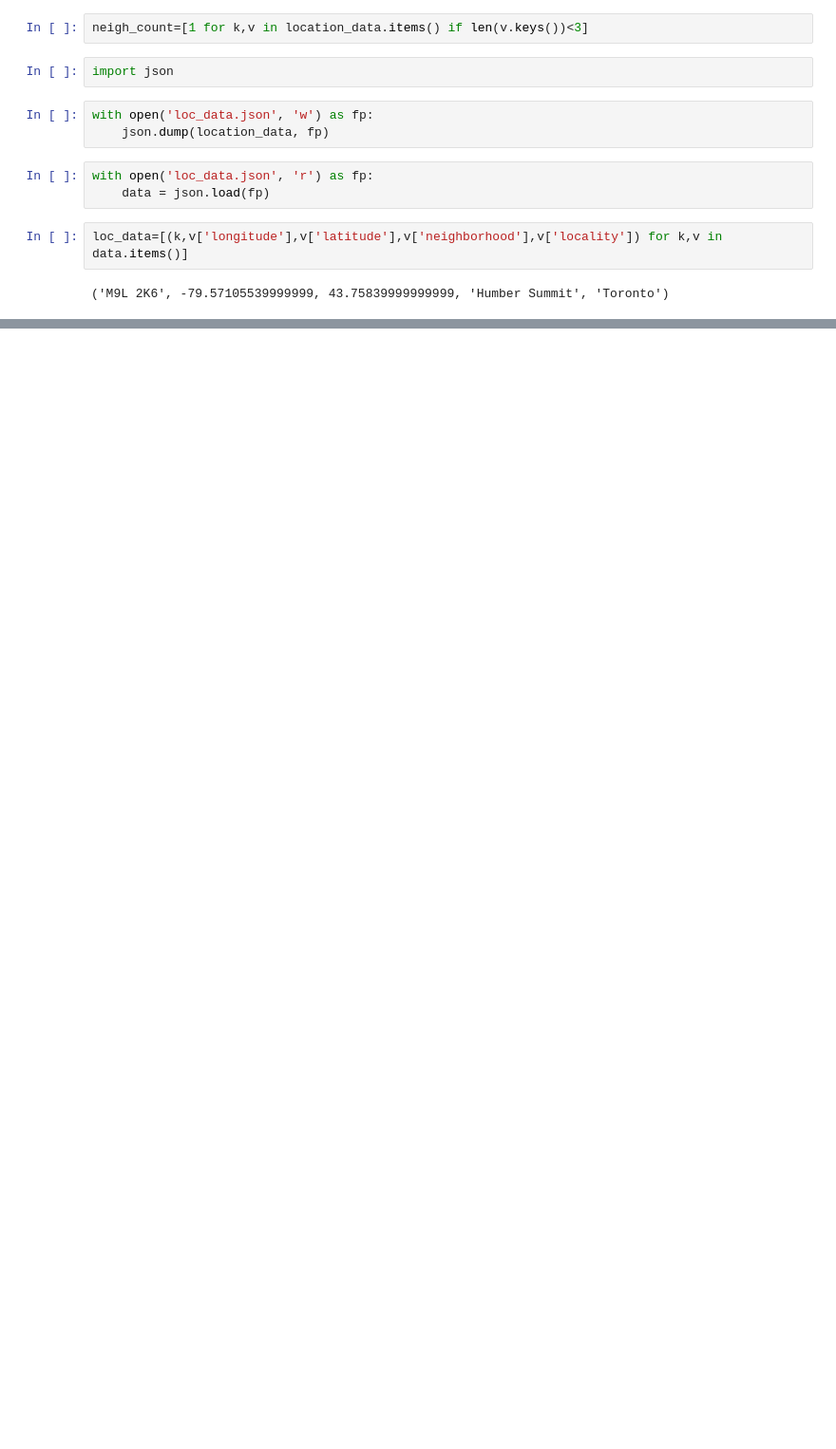
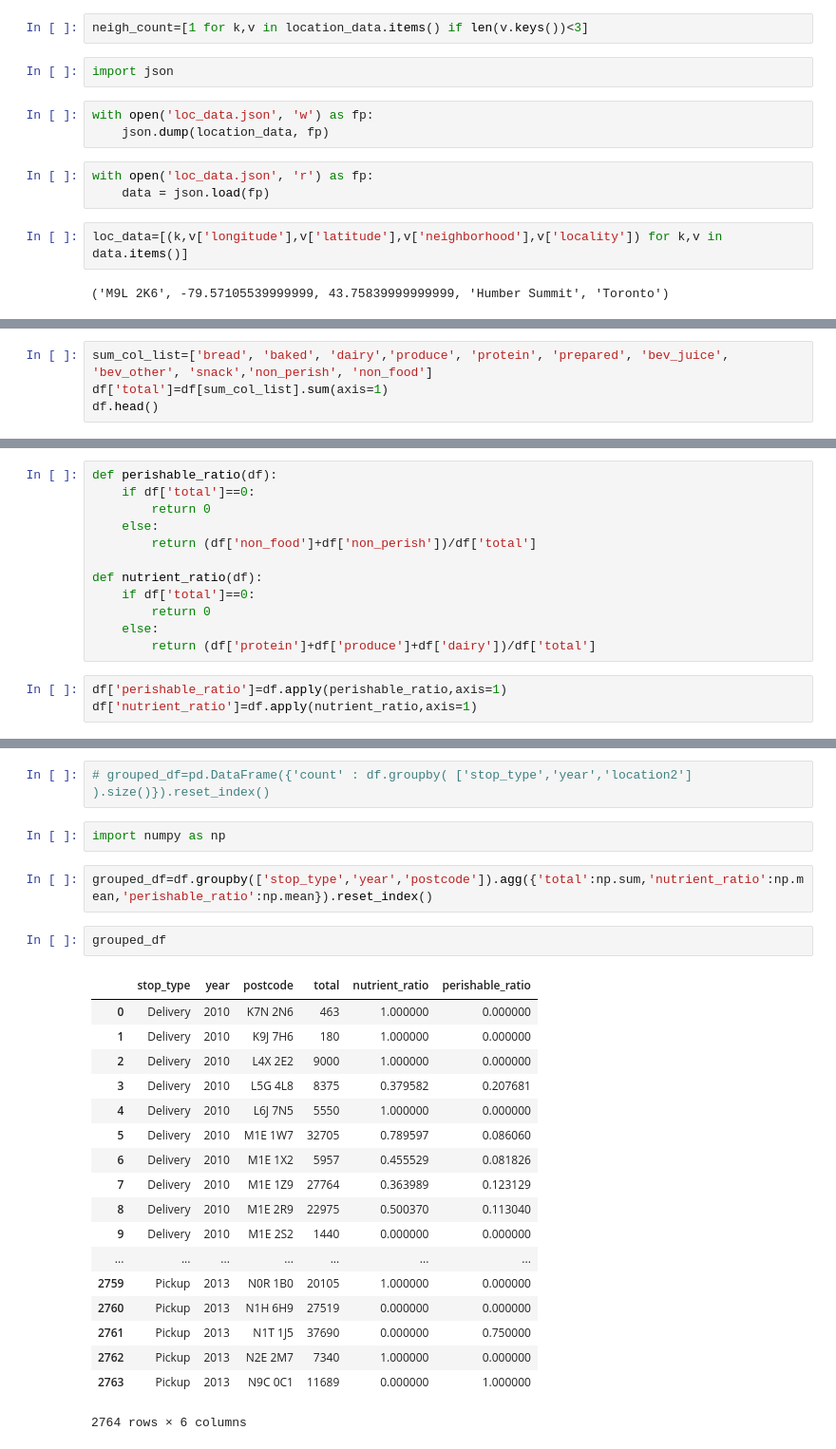
Before and after one commit to ian-whitestone/gift-the-code, a Jupyter notebook: data_import_test.ipynb, the cells around one changed output, grey strips where cells are left out. Shown at 95% size. Saved outputs shown, nothing was run; the diff lists cells and outputs as text; blank space fills up the shorter version.

Commit message:
data prep for d3 viz

```diff
--- a/data_import_test.ipynb
+++ b/data_import_test.ipynb
@@ -126,0 +131,4 @@ loc_data=[(k,v['longitude'],v['latitude'],v['neighborhood'],v['locality']) for k
+# %%
+sum_col_list=['bread', 'baked', 'dairy','produce', 'protein', 'prepared', 'bev_juice', 'bev_other', 'snack','non_perish', 'non_food']
+df['total']=df[sum_col_list].sum(axis=1)
+df.head()
@@ -126,0 +143,15 @@ loc_data=[(k,v['longitude'],v['latitude'],v['neighborhood'],v['locality']) for k
+# %%
+def perishable_ratio(df):
+    if df['total']==0:
+        return 0
+    else:
+        return (df['non_food']+df['non_perish'])/df['total']
+
+def nutrient_ratio(df):
+    if df['total']==0:
+        return 0
+    else:
+        return (df['protein']+df['produce']+df['dairy'])/df['total']
+# %%
+df['perishable_ratio']=df.apply(perishable_ratio,axis=1)
+df['nutrient_ratio']=df.apply(nutrient_ratio,axis=1)
@@ -126,0 +178,27 @@ loc_data=[(k,v['longitude'],v['latitude'],v['neighborhood'],v['locality']) for k
+# %%
+# grouped_df=pd.DataFrame({'count' : df.groupby( ['stop_type','year','location2'] ).size()}).reset_index()
+# %%
+import numpy as np
+# %%
+grouped_df=df.groupby(['stop_type','year','postcode']).agg({'total':np.sum,'nutrient_ratio':np.mean,'perishable_ratio':np.mean}).reset_index()
+# %%
+grouped_df
+# %% [output]
+|  | stop_type | year | postcode | total | nutrient_ratio | perishable_ratio |
+| 0 | Delivery | 2010 | K7N 2N6 | 463 | 1.000000 | 0.000000 |
+| 1 | Delivery | 2010 | K9J 7H6 | 180 | 1.000000 | 0.000000 |
+| 2 | Delivery | 2010 | L4X 2E2 | 9000 | 1.000000 | 0.000000 |
+| 3 | Delivery | 2010 | L5G 4L8 | 8375 | 0.379582 | 0.207681 |
+| 4 | Delivery | 2010 | L6J 7N5 | 5550 | 1.000000 | 0.000000 |
+| 5 | Delivery | 2010 | M1E 1W7 | 32705 | 0.789597 | 0.086060 |
+| 6 | Delivery | 2010 | M1E 1X2 | 5957 | 0.455529 | 0.081826 |
+| 7 | Delivery | 2010 | M1E 1Z9 | 27764 | 0.363989 | 0.123129 |
+| 8 | Delivery | 2010 | M1E 2R9 | 22975 | 0.500370 | 0.113040 |
+| 9 | Delivery | 2010 | M1E 2S2 | 1440 | 0.000000 | 0.000000 |
+| ... | ... | ... | ... | ... | ... | ... |
+| 2759 | Pickup | 2013 | N0R 1B0 | 20105 | 1.000000 | 0.000000 |
+| 2760 | Pickup | 2013 | N1H 6H9 | 27519 | 0.000000 | 0.000000 |
+| 2761 | Pickup | 2013 | N1T 1J5 | 37690 | 0.000000 | 0.750000 |
+| 2762 | Pickup | 2013 | N2E 2M7 | 7340 | 1.000000 | 0.000000 |
+| 2763 | Pickup | 2013 | N9C 0C1 | 11689 | 0.000000 | 1.000000 |
+2764 rows × 6 columns
```
Also changed, not shown: parts of 7 cells of this notebook, 2 other files.
